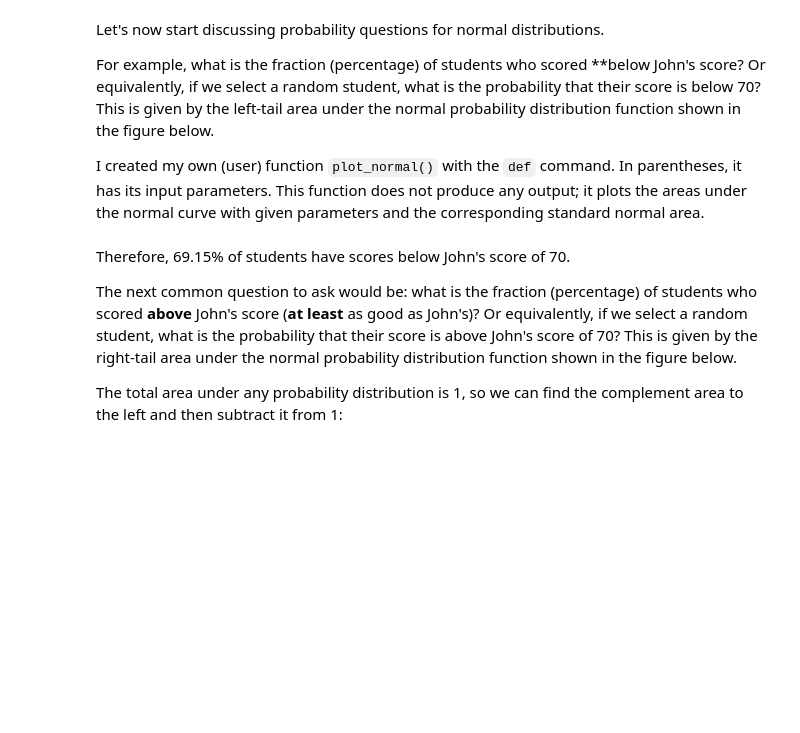
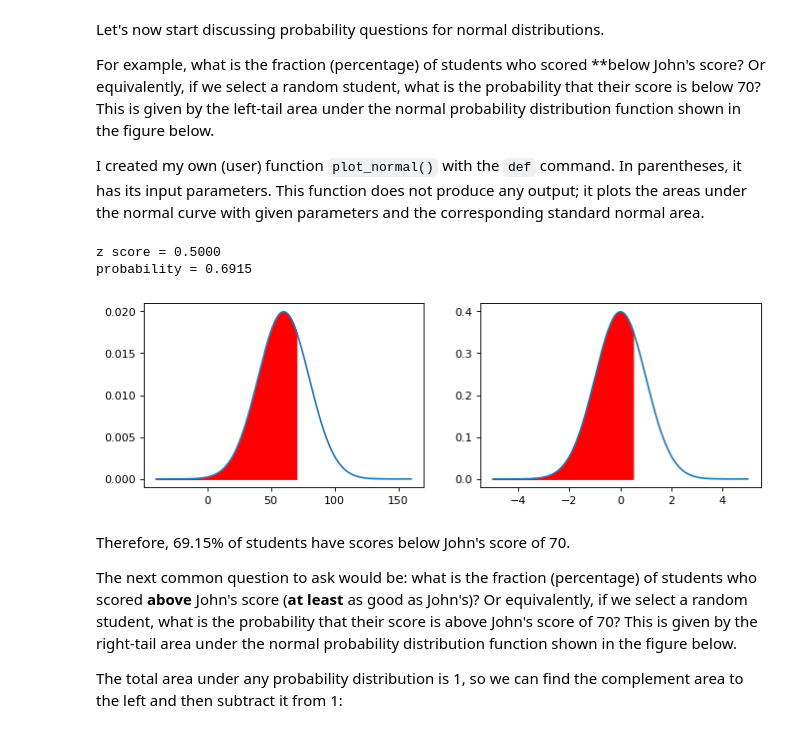
Before and after one commit to rezahabibi96/GitBook, a Jupyter notebook: books/applied-statistics-with-python/ch-4.ipynb, the cells around one changed output. Drawn from its saved outputs; the diff is of its cells as text; code cells hidden in the pictures; blank space fills up the shorter version.

```diff
--- a/books/applied-statistics-with-python/ch-4.ipynb
+++ b/books/applied-statistics-with-python/ch-4.ipynb
@@ -107,3 +149,15 @@ Generally, any score above the mean leads to positive $z$, and any score below t
 Note that you can always subtract the mean and divide by the standard deviation for any distribution, so z-scores can be defined for any type of data/distribution, not just normally distributed. Z-scores are very convenient to compare variables measured on different scales.
 
 For example, let's say in a given year the SAT scores are normally distributed with mean $µ = 1000$ and standard deviation $σ = 250$, and Regents scores are also normally distributed with mean $µ = 60$ and standard deviation $σ = 20$. Let's say Jane got 1210 on her SAT and John got 70 on his Regents exam. The scores are on completely different scales, so we cannot compare them directly. However, we can find the corresponding standardized z-scores.
+# %%
+muSAT = 1000
+sigSAT = 250
+x1 = 1210
+z1 = (x1-muSAT)/sigSAT
+print('Jane z score = ', z1)
+
+muReg = 60
+sigReg = 20
+x2 = 70
+z2 = (x2-muReg)/sigReg
+print('John z score = ', z2)
@@ -120,6 +177,40 @@ Let's now start discussing probability questions for normal distributions.
 For example, what is the fraction (percentage) of students who scored **below John's score? Or equivalently, if we select a random student, what is the probability that their score is below 70? This is given by the left-tail area under the normal probability distribution function shown in the figure below.
 
 I created my own (user) function `plot_normal()` with the `def` command. In parentheses, it has its input parameters. This function does not produce any output; it plots the areas under the normal curve with given parameters and the corresponding standard normal area.
+# %%
+mu = 60 # mean
+sig = 20 # standard deviation
+x = 70 # raw x value
+z = (x-mu)/sig
+print('z score = {:.4f}'.format(z))
+
+p = norm.cdf(z)
+print('probability = {:.4f} \n\n'.format(p))
+# %% [output]
+z score = 0.5000
+probability = 0.6915
+# %%
+def plot_normal(mu,sig,x1,x2,z1,z2):
+    # Plotting the shaded areas for normal distribution
+    figure(figsize=(10, 3), dpi=80)
+
+    plt.subplot(1, 2, 1)
+    xv = np.arange(mu-5*sig, mu+5*sig, 0.01)
+    plt.plot(xv, norm.pdf(xv, mu, sig))
+
+    px=np.arange(x1,x2,0.01)
+    plt.fill_between(px,norm.pdf(px,mu,sig),color='r')
+
+    plt.subplot(1, 2, 2)
+    zv = np.arange(-5, 5, 0.01)
+    plt.plot(zv, norm.pdf(zv, 0, 1))
+
+    pz=np.arange(z1,z2,0.01)
+    plt.fill_between(pz,norm.pdf(pz),color='r')
+# %%
+plot_normal(mu=mu,sig=sig,x1=mu-5*sig,x2=x,z1=-5,z2=z)
+# %% [output]
+[figure, added]
 # %% [markdown]
 Therefore, 69.15% of students have scores below John's score of 70.
 
```
Also changed, not shown: parts of 89 cells of this notebook, 7 other files.
